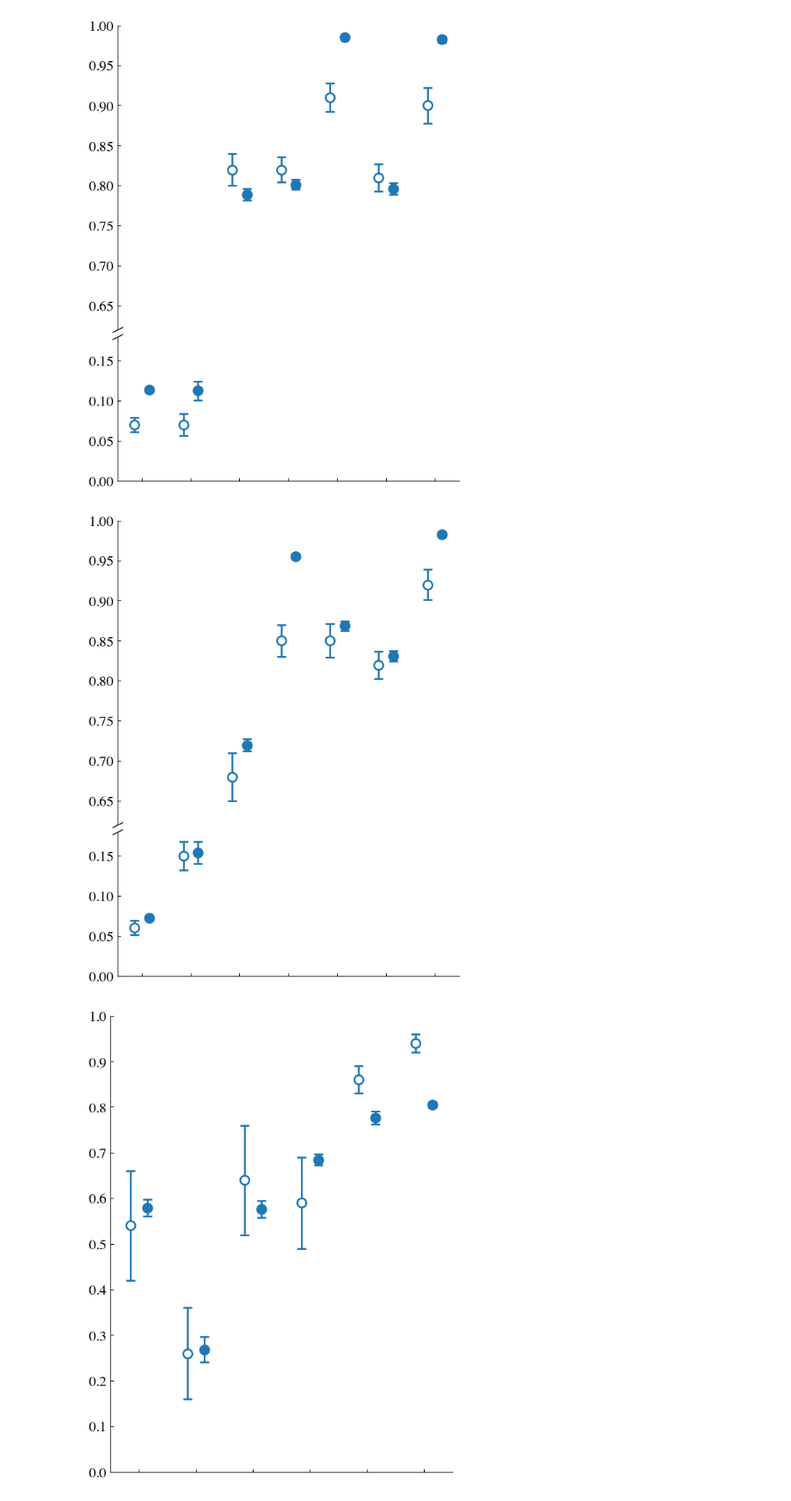
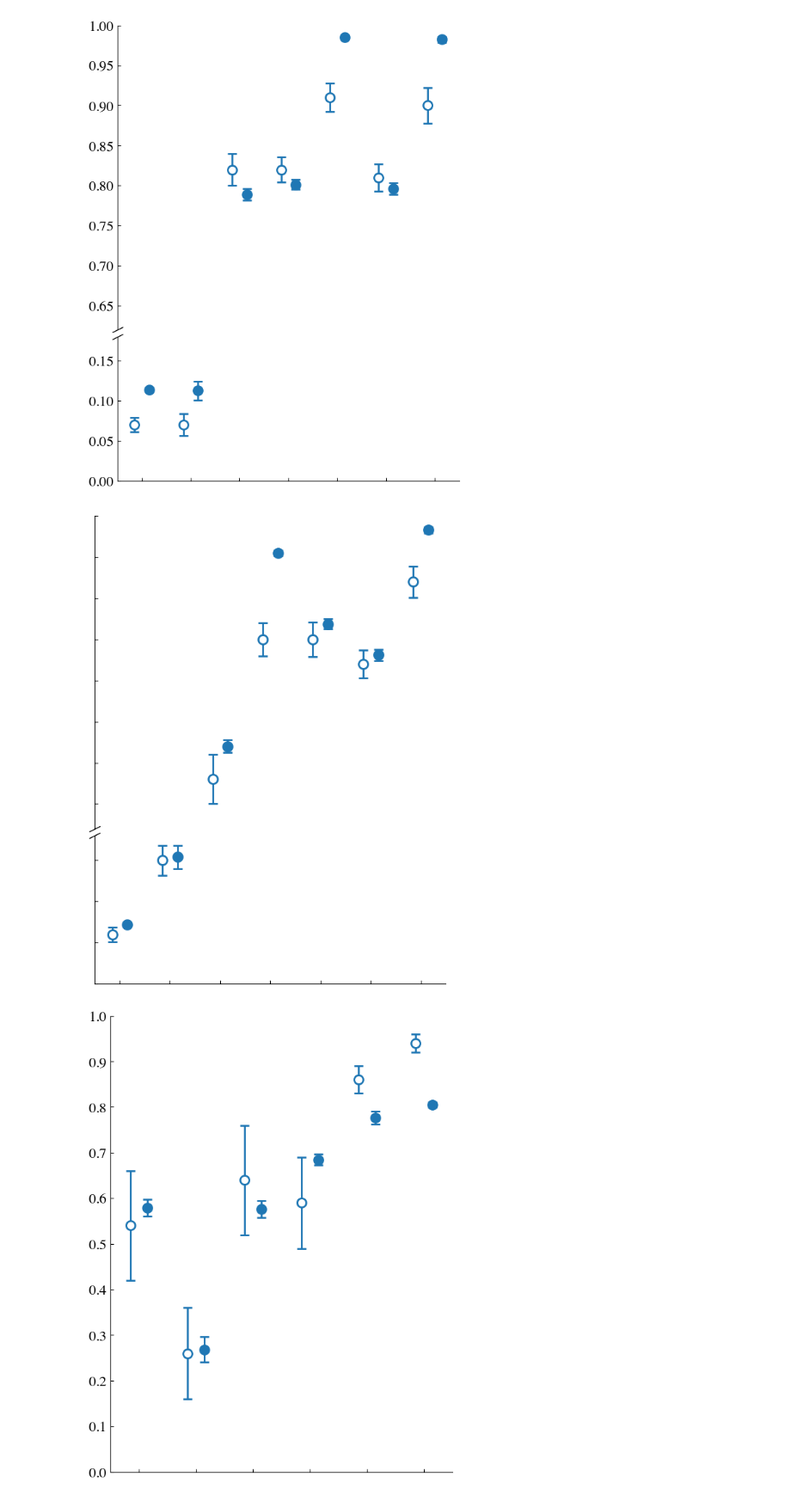
Before and after one commit to pennmem/CMR-IA, a Jupyter notebook: Analysis/simuS2_recog_recog/simuS2_main.ipynb, the cells around one changed output. Shown at 86% size. Saved outputs shown, nothing was run; the diff lists cells and outputs as text; code cells hidden in the pictures.

```diff
--- a/Analysis/simuS2_recog_recog/simuS2_main.ipynb
+++ b/Analysis/simuS2_recog_recog/simuS2_main.ipynb
@@ -20,7 +20,7 @@ plt.rcParams["mathtext.rm"] = "Times"
 
 # plt.rcParams["font.family"] = "Times New Roman"
 plt.rcParams["font.size"] = 16
-SAVERES = True
+SAVERES = False
 SAVEFIG = True
 # %% [markdown]
 ## Load Stimuli and Semantic Matrix
@@ -472,34 +471,36 @@ ax2.set_xticks(
     va="top",
     ha="right",
 )
 ax1.set_ylabel("HR")
 ax2.set_ylabel("FAR")
 
 ax1.spines.bottom.set_visible(False)
 ax1.spines.top.set_visible(False)
 ax2.spines.top.set_visible(False)
 ax1.spines.right.set_visible(False)
 ax2.spines.right.set_visible(False)
 ax1.tick_params(axis="x", which="both", bottom=False, top=False, labelbottom=False, labeltop=False)
 ax1.tick_params(axis="y", direction="in")
 ax1.tick_params(axis="x", direction="in")
 ax2.tick_params(axis="y", direction="in")
 ax2.tick_params(axis="x", direction="in")
 ax2.minorticks_off()
 
 d = 0.5  # proportion of vertical to horizontal extent of the slanted line
 kwargs = dict(marker=[(-1, -d), (1, d)], markersize=12, linestyle="none", color="k", mec="k", mew=1, clip_on=False)
 ax1.plot(0, 0, transform=ax1.transAxes, **kwargs)
 ax2.plot(0, 1, transform=ax2.transAxes, **kwargs)
 
 if SAVEFIG:
     ax1.set(xlabel=None, ylabel=None)
     ax2.set(xlabel=None, ylabel=None)
     plt.tick_params(labelbottom=False)
+    ax1.tick_params(labelleft=False)
+    ax2.tick_params(labelleft=False)
     plt.savefig("simuS2_fig/simuS2_test2.pdf")
 plt.show()
 # %% [output]
-[figure, old version]
+[figure, new version]
 # %%
 # Q
 fig, ax = plt.subplots(figsize=(6, 8))
```
Also changed, not shown: parts of 1 cell of this notebook, 4 other files.
